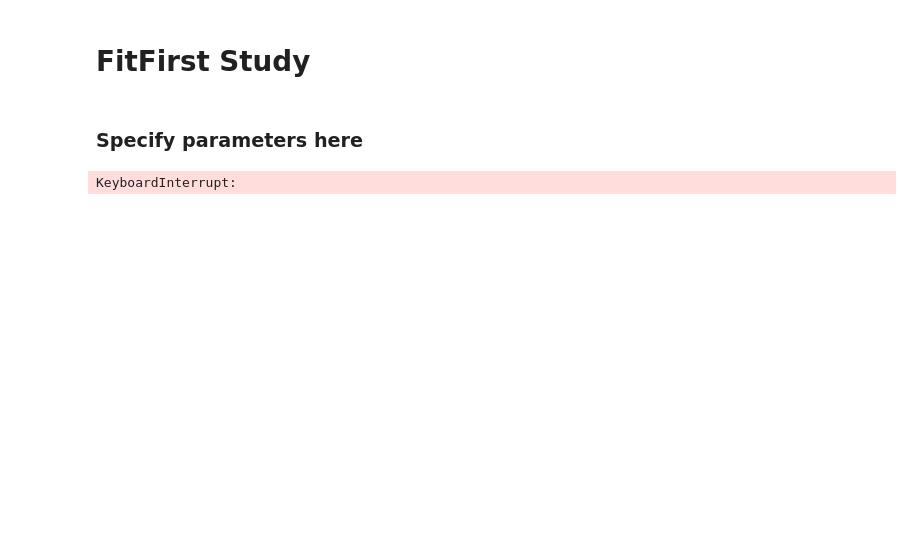
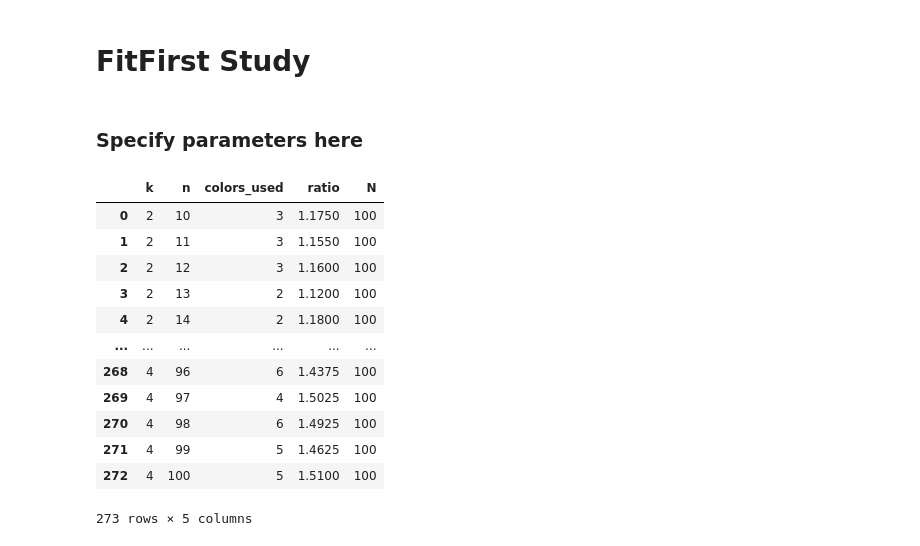
Before and after one commit to Sahil-Pattni/COMP-6651-Project, a Jupyter notebook: src/FitFirst_Study.ipynb, the cells around one changed output. Cells and saved outputs as stored; diff of their text form; code cells hidden in the pictures; blank space fills up the shorter version.

```diff
--- a/src/FitFirst_Study.ipynb
+++ b/src/FitFirst_Study.ipynb
@@ -24,32 +24,48 @@ def convert_to_dataframe(data:list) -> pd.DataFrame:
 data = []
 for k in k_range:
     for n in tqdm(n_range):
+        ratios = []
         for _ in range(N):
             # Initialize the graph
             G = generate_k_colorable_graph(k, n, 0.8)
 
             # Simulate online coloring
-            for idx in range(2, n+1):
+            for idx in range(1, n+1):
                 subgraph = G.subgraph(range(idx))
                 colors = fit_first(subgraph)
                 # Color the graph
                 for node, color in colors.items():
                     G.nodes[node]['group'] = color
 
-                # Determine the number of colors used
-                colors_used = len(set(colors.values()))
+            # Determine the number of colors used
+            colors_used = len(set(colors.values()))
 
-                # Determine the ratio of colors used
-                ratio = colors_used / k
+            # Determine the ratio of colors used
+            ratio = colors_used / k
+            ratios.append(ratio)
 
-                # Append the data
-                data.append([k, n, colors_used, ratio, N])
+        # Append the data
+        data.append([k, n, colors_used, np.mean(ratios), N])
         # Save checkpoint
         _df = convert_to_dataframe(data)
-        _df.to_feather(f'../data/fit_first_checkpoint.ftr')
+        _df.to_feather(f'../data/fit_first_2_checkpoint.ftr')
 
 # Save the data
 df = convert_to_dataframe(data)
-df.to_feather(f'../data/fit_first.ftr')
+df.to_feather(f'../data/fit_first_2.ftr')
-# %% [output]
-KeyboardInterrupt:
+# %%
+df
+# %% [output]
+|  | k | n | colors_used | ratio | N |
+| 0 | 2 | 10 | 3 | 1.1750 | 100 |
+| 1 | 2 | 11 | 3 | 1.1550 | 100 |
+| 2 | 2 | 12 | 3 | 1.1600 | 100 |
+| 3 | 2 | 13 | 2 | 1.1200 | 100 |
+| 4 | 2 | 14 | 2 | 1.1800 | 100 |
+| ... | ... | ... | ... | ... | ... |
+| 268 | 4 | 96 | 6 | 1.4375 | 100 |
+| 269 | 4 | 97 | 4 | 1.5025 | 100 |
+| 270 | 4 | 98 | 6 | 1.4925 | 100 |
+| 271 | 4 | 99 | 5 | 1.4625 | 100 |
+| 272 | 4 | 100 | 5 | 1.5100 | 100 |
+273 rows × 5 columns
```
Also changed, not shown: parts of 3 cells of this notebook, 2 other files.
